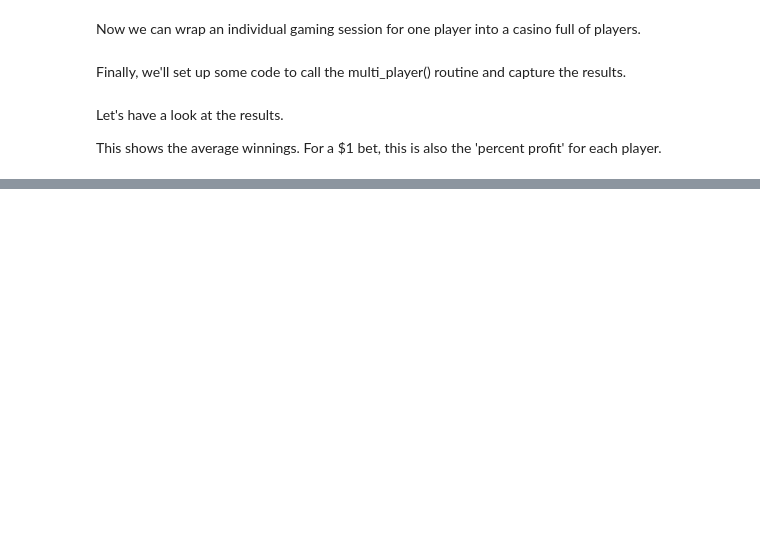
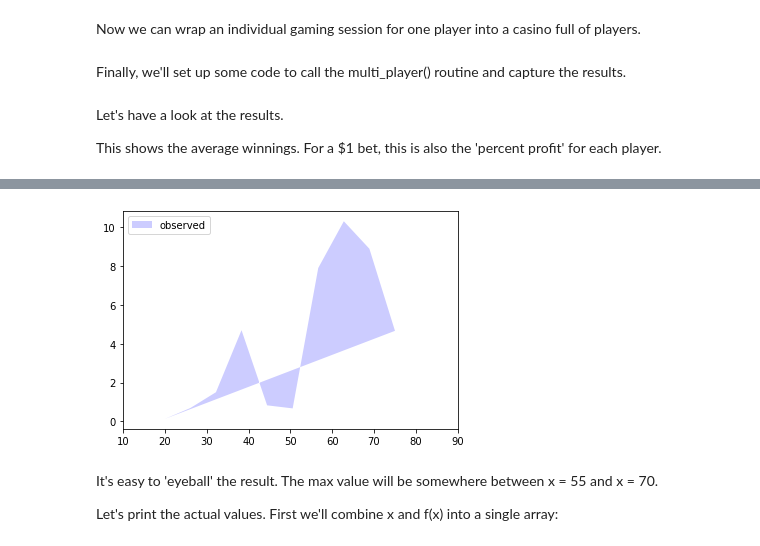
Before and after one commit to pbarton666/learninglab, a Jupyter notebook: data_sci_tech/monte_carlo.ipynb, the cells around one changed output, grey strips where cells are left out. Drawn from its saved outputs; the diff is of its cells as text; code cells hidden in the pictures; blank space fills up the shorter version.

```diff
--- a/data_sci_tech/monte_carlo.ipynb
+++ b/data_sci_tech/monte_carlo.ipynb
@@ -194,0 +344,30 @@ for kernel in ['epanechnikov', 'tophat', 'gaussian']:
+# %%
+n_obs = 10
+lower = 20
+upper = 75
+
+# Query the data
+x, obs = query_data (lower=lower, upper=upper, n_obs=n_obs, verbose=False)
+obs_array = np.array(obs)
+
+# Create instances of matplotlib.plt objects
+fig, ax = plt.subplots()
+
+# Create the x-values and y-values to plot.  The y-values will be a Numpy array.
+#  The " [:.newaxis]" bit is an ideom that
+X_plot = np.linspace(lower, upper, n_obs)[:, np.newaxis]
+y_plot = np.array(obs)
+
+# Specify the plot object.
+ax.fill(X_plot[:, 0], y_plot, fc='blue', alpha=0.2, label='observed')
+ax.legend(loc='upper left')
+ax.set_xlim(10, 90)
+
+# Et, voila!
+plt.show()
+# %% [output]
+[figure, added]
+# %% [markdown]
+It's easy to 'eyeball' the result.  The max value will be somewhere between x = 55 and x = 70.
+
+Let's print the actual values.   First we'll combine x and f(x) into a single array:
```
Also changed, not shown: parts of 45 cells of this notebook, 1 other file.
